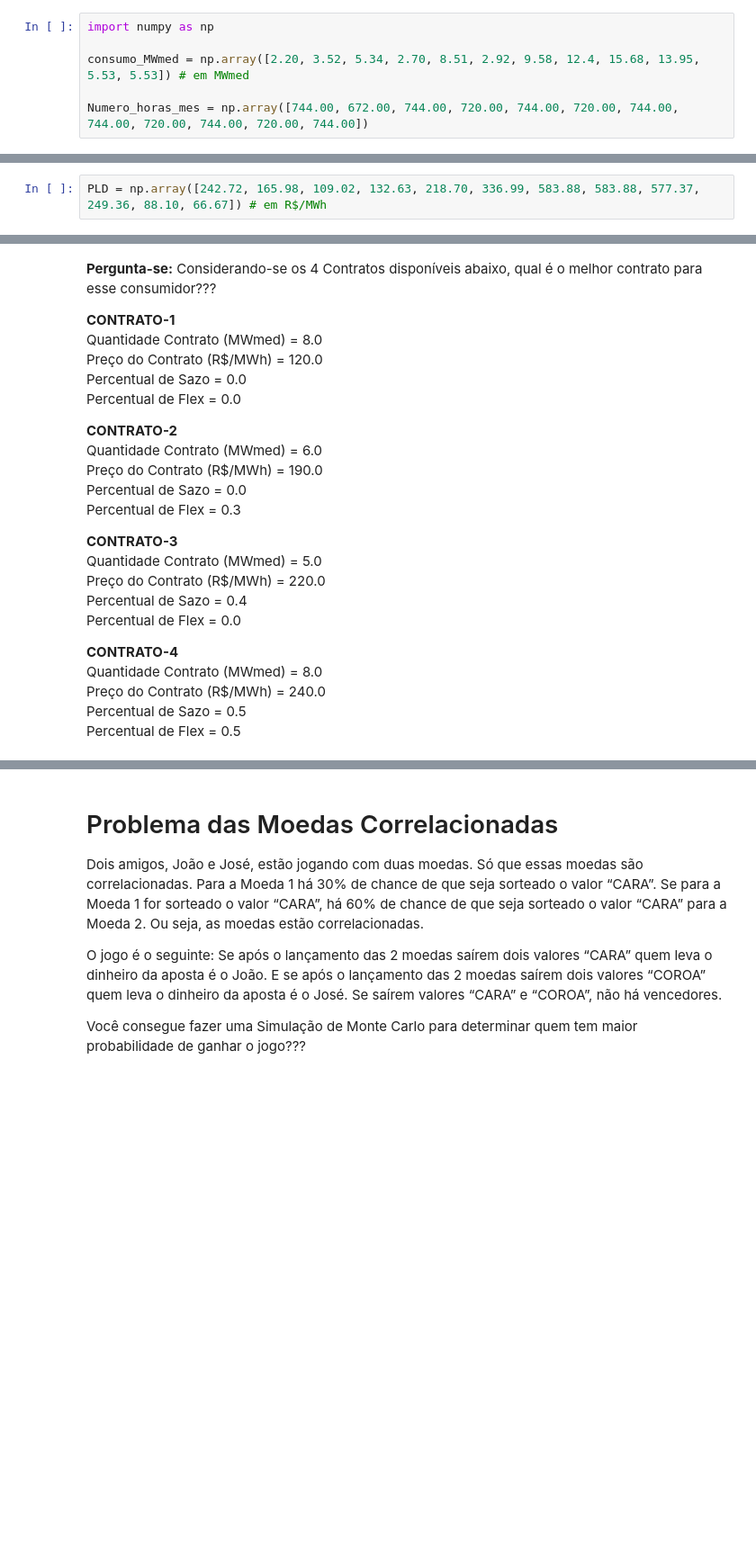
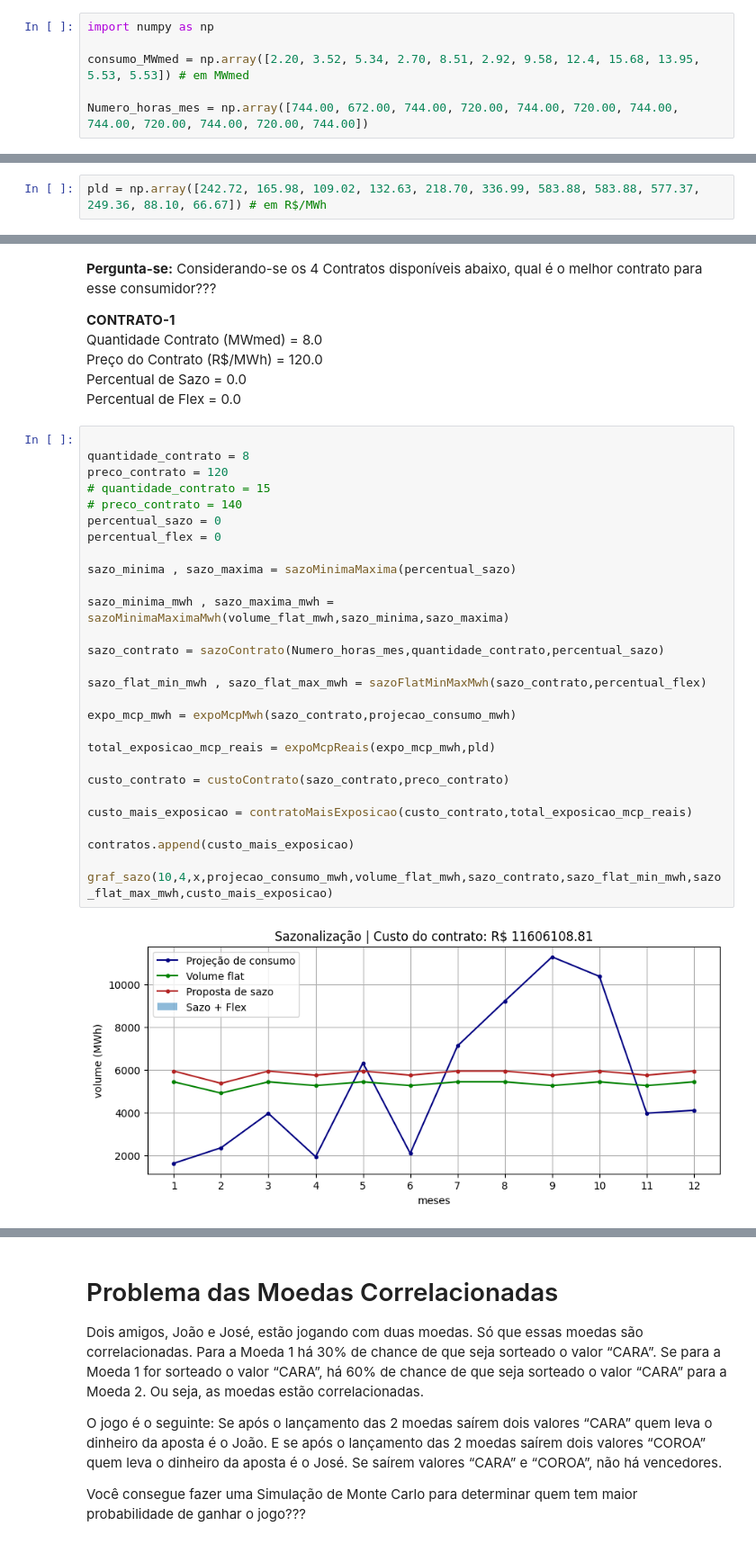
Before and after one commit to fabiodm7/arnepy, a Jupyter notebook: 21aReuniao.ipynb, the cells around one changed output, grey strips where cells are left out. Shown at 90% size. Drawn from its saved outputs; the diff is of its cells as text; blank space fills up the shorter version.

```diff
--- a/21aReuniao.ipynb
+++ b/21aReuniao.ipynb
@@ -15,2 +15,2 @@ O PLD mensal que vamos considerar, também por razões de simplificação, é co
 # %%
-PLD = np.array([242.72, 165.98, 109.02, 132.63, 218.70, 336.99, 583.88, 583.88, 577.37, 249.36, 88.10, 66.67]) # em R$/MWh
+pld = np.array([242.72, 165.98, 109.02, 132.63, 218.70, 336.99, 583.88, 583.88, 577.37, 249.36, 88.10, 66.67]) # em R$/MWh
@@ -22,21 +89,33 @@ Quantidade Contrato (MWmed) = 8.0 \
 Preço do Contrato (R$/MWh) = 120.0 \
 Percentual de Sazo = 0.0 \
 Percentual de Flex = 0.0
-
-**CONTRATO-2** \
-Quantidade Contrato (MWmed) = 6.0 \
-Preço do Contrato (R$/MWh) = 190.0 \
-Percentual de Sazo = 0.0 \
-Percentual de Flex = 0.3
-
-**CONTRATO-3** \
-Quantidade Contrato (MWmed) = 5.0 \
-Preço do Contrato (R$/MWh) = 220.0 \
-Percentual de Sazo = 0.4 \
-Percentual de Flex = 0.0
-
-**CONTRATO-4** \
-Quantidade Contrato (MWmed) = 8.0 \
-Preço do Contrato (R$/MWh) = 240.0 \
-Percentual de Sazo = 0.5 \
-Percentual de Flex = 0.5
+# %%
+
+quantidade_contrato = 8
+preco_contrato = 120
+# quantidade_contrato = 15
+# preco_contrato = 140
+percentual_sazo = 0
+percentual_flex = 0
+
+sazo_minima , sazo_maxima = sazoMinimaMaxima(percentual_sazo)
+
+sazo_minima_mwh , sazo_maxima_mwh = sazoMinimaMaximaMwh(volume_flat_mwh,sazo_minima,sazo_maxima)
+
+sazo_contrato = sazoContrato(Numero_horas_mes,quantidade_contrato,percentual_sazo)
+
+sazo_flat_min_mwh , sazo_flat_max_mwh = sazoFlatMinMaxMwh(sazo_contrato,percentual_flex)
+
+expo_mcp_mwh = expoMcpMwh(sazo_contrato,projecao_consumo_mwh)
+
+total_exposicao_mcp_reais = expoMcpReais(expo_mcp_mwh,pld)
+
+custo_contrato = custoContrato(sazo_contrato,preco_contrato)
+
+custo_mais_exposicao = contratoMaisExposicao(custo_contrato,total_exposicao_mcp_reais)
+
+contratos.append(custo_mais_exposicao)
+
+graf_sazo(10,4,x,projecao_consumo_mwh,volume_flat_mwh,sazo_contrato,sazo_flat_min_mwh,sazo_flat_max_mwh,custo_mais_exposicao)
+# %% [output]
+[figure, added]
```
Also changed, not shown: parts of 11 cells of this notebook, 1 other file.
